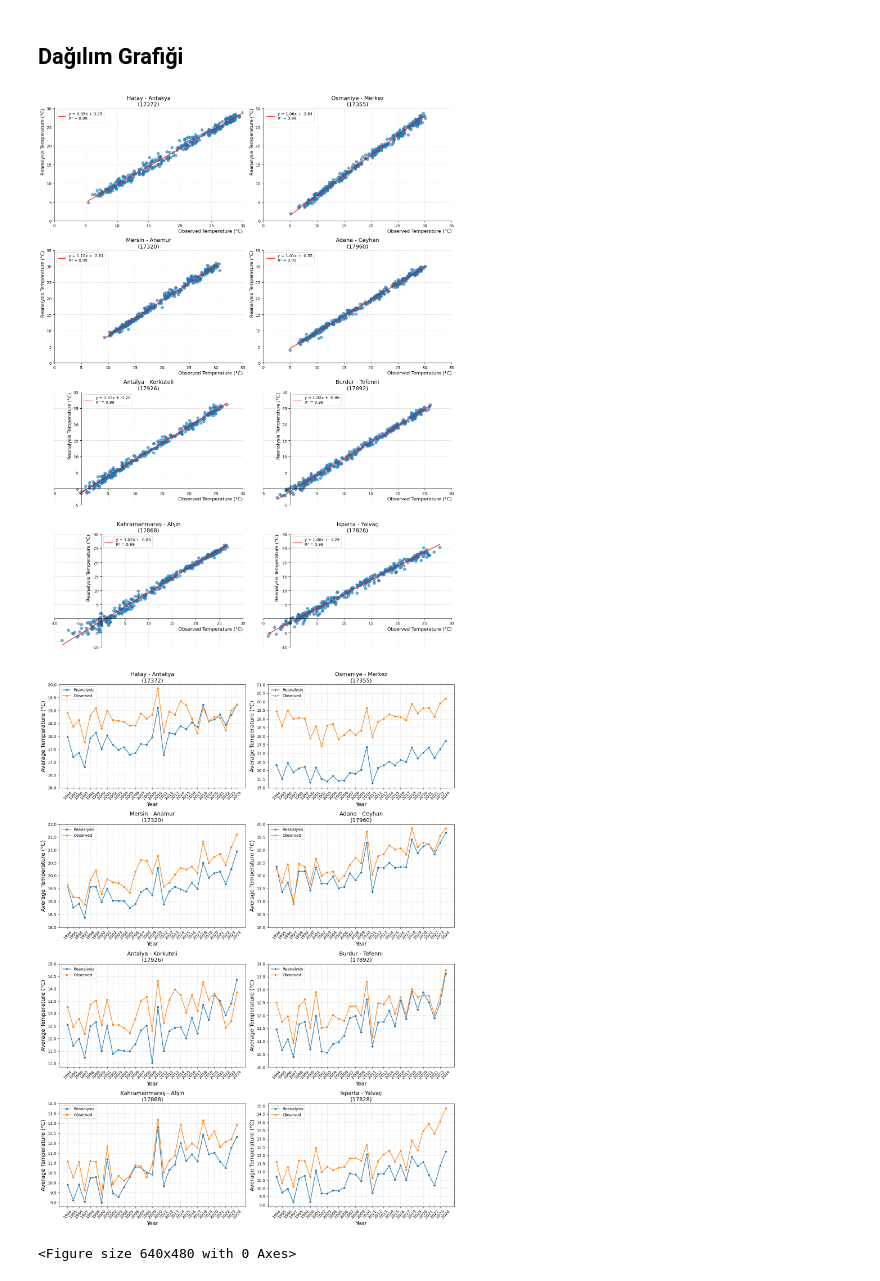
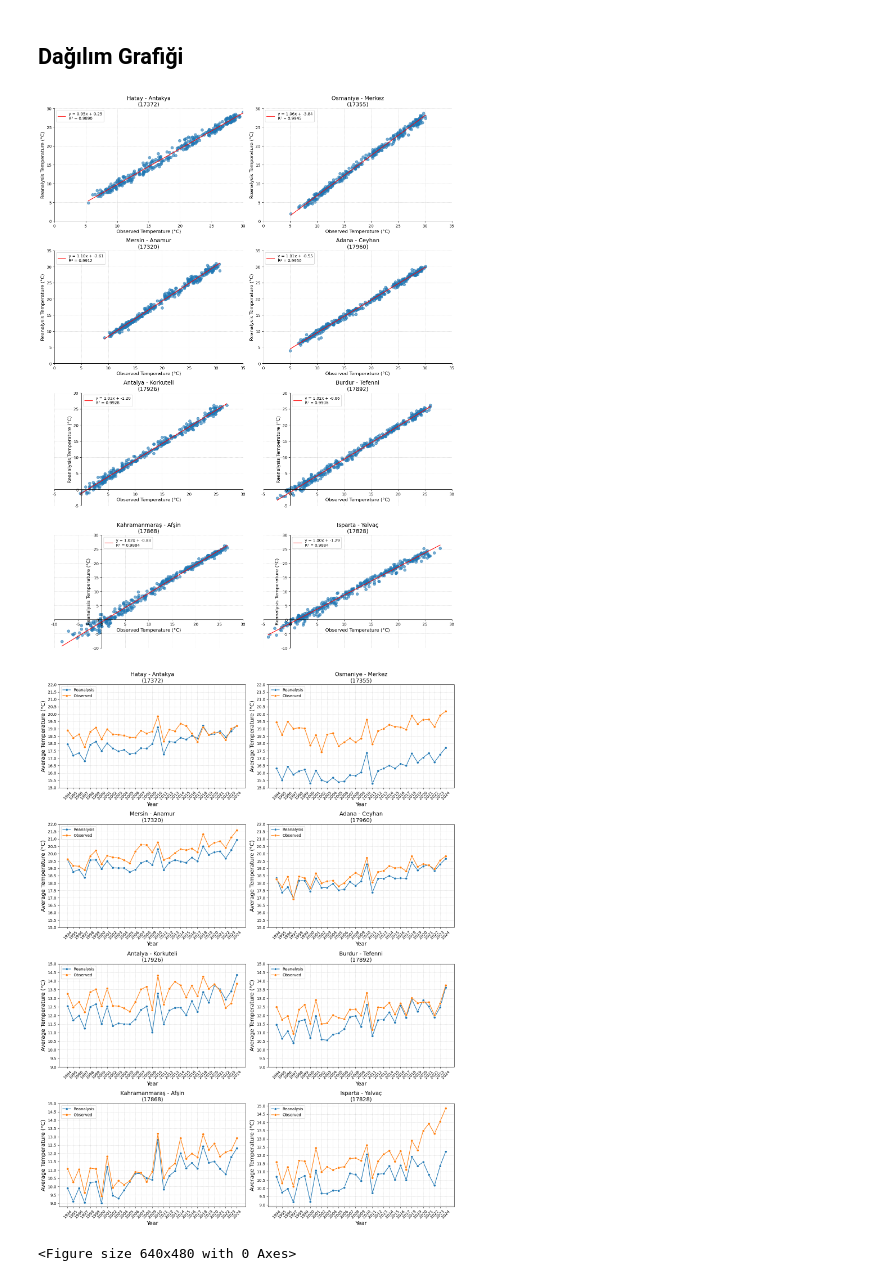
Before and after one commit to mhmmdlsubasi/bitirme-tezi_nurullah-kara, a Jupyter notebook: statistic_methods.ipynb, the cells around one changed output. Drawn from its saved outputs; the diff is of its cells as text; code cells hidden in the pictures.

Commit message:
R² hesaplama ve istasyon seçimi mantığı güncellendi. Eksen etiket sınırları güncellendi.

```diff
--- a/statistic_methods.ipynb
+++ b/statistic_methods.ipynb
@@ -7,6 +7,22 @@ df["datetime"] = pd.to_datetime(df["datetime"])
 df['year'] = df['datetime'].dt.year
 df['month'] = df['datetime'].dt.month
 df["İl"] = df["İl"].replace("K. Maras","Kahramanmaraş")
+# %%
+from sklearn.metrics import r2_score
+
+def calculate_r2(group):
+    return r2_score(group["ORTALAMA_SICAKLIK_°C"], group["t2m_avg"])
+
+# Tüm veri için R² hesapla
+r2 = df.groupby(["İl", "Istasyon_No"]).apply(calculate_r2)
+
+# Her ilin maksimum R² değerine sahip istasyonunu seç
+max_r2_istasyonlari = r2.groupby("İl").idxmax()
+
+# Seçilen istasyonların R² değerlerini ve bilgilerini al
+max_r2_istasyonlari = r2.loc[max_r2_istasyonlari]
+
+df = df[df["Istasyon_No"].isin(max_r2_istasyonlari.index.get_level_values(1))]
 # %%
 # Mevsimleri belirleyen fonksiyon
 def get_season(month):
@@ -312,7 +328,7 @@ def plot_scatter_regression(df, stations):
 
         # Regresyon doğrusunu çiz
         ax.plot(X_line, y_pred, color="red", linestyle="-",
-                label=f"y = {slope:.2f}x + {intercept:.2f}\nR² = {r2:.2f}")
+                label=f"y = {slope:.2f}x + {intercept:.2f}\nR² = {r2:.4f}")
 
         # Koordinat eksenlerini sıfıra hizala
         ax.spines["left"].set_position("zero")
@@ -333,8 +349,8 @@ def plot_scatter_regression(df, stations):
         ax.set_ylim(y_min, y_max)
 
         # Eksen etiketleri
-        ax.set_xlabel("Observed Temperature (°C)", fontsize=12, loc="right")
-        ax.set_ylabel("Reanalysis Temperature (°C)", fontsize=12, loc="top")
+        ax.set_xlabel("Observed Temperature (°C)", fontsize=12, loc="center")
+        ax.set_ylabel("Reanalysis Temperature (°C)", fontsize=12, loc="center")
 
         # Tik etiketleri ve aralıkları
         ax.set_xticks(np.arange(x_min, x_max + 1, 5))
@@ -364,7 +380,7 @@ stations = [17372,17355,17320,17960,17926,17892,17868,17828]
 # Fonksiyonu çağır
 plot_scatter_regression(df, stations)
 # %% [output]
-[figure, old version]
+[figure, new version]
 # %%
 import matplotlib.pyplot as plt
 import seaborn as sns
@@ -385,7 +401,7 @@ if len(stations) == 1:
     axes = [axes]
 
 # Grafiklerin her birini oluşturuyoruz
-for ax, station in zip(axes.flatten(), stations):
+for index, (ax, station) in enumerate(zip(axes.flatten(), stations)):
     data_graph = annual_mean[annual_mean["Istasyon_No"] == station]
 
     x = data_graph["year"]
@@ -402,35 +418,37 @@ for ax, station in zip(axes.flatten(), stations):
 
     # Yıllar için xticks
     ax.set_xticks(np.arange(data_graph["year"].min(), data_graph["year"].max() + 1, 1))
     ax.set_xticklabels(np.arange(data_graph["year"].min(), data_graph["year"].max() + 1, 1), rotation=45)  # Yılları düzenli aralıklarla göster
 
     # Y eksenini 0.5'lik adımlarla ayarla
     y_min = min(y.min(), z.min())  # En düşük sıcaklık değeri
     y_max = max(y.max(), z.max())  # En yüksek sıcaklık değeri
-    y_ticks = np.arange(np.floor(y_min), np.ceil(y_max) + 0.5, 0.5)  # 0.5'lik adımlarla tik oluştur
+    if index <=3: y_ticks = np.arange(15,22+0.5,0.5)
+    else: y_ticks = np.arange(9,15+0.5,0.5)
+    # y_ticks = np.arange(np.floor(y_min), np.ceil(y_max) + 0.5, 0.5)  # 0.5'lik adımlarla tik oluştur
     ax.set_yticks(y_ticks)
 
     # Başlık
     il = data_graph["İl"].unique()[0]
     istname = data_graph["Istasyon_Adi"].unique()[0]
     ax.set_title(f"{il} - {istname}\n({station})", fontsize=14, loc="center")
 
     # Efsane (legend) ayarları
     ax.legend(loc='upper left')
 
     # Grafik ızgarası
     ax.grid(True, linestyle='--', linewidth=0.5, alpha=0.7)
 
 # Ekranda düzgün görünmesi için layout'u ayarla
 plt.tight_layout()
 
 # Görseli ekrana çizme
 plt.show()
 
 # Grafiklerin kaydedilmesi
 plt.savefig("output/figures/annual_temperature_comparison_by_station.svg", dpi=300)
 # %% [output]
-[figure, old version]
+[figure, new version]
 <Figure size 640x480 with 0 Axes>
 # %%
 import numpy as np
```
Also changed, not shown: parts of 2 cells of this notebook.
